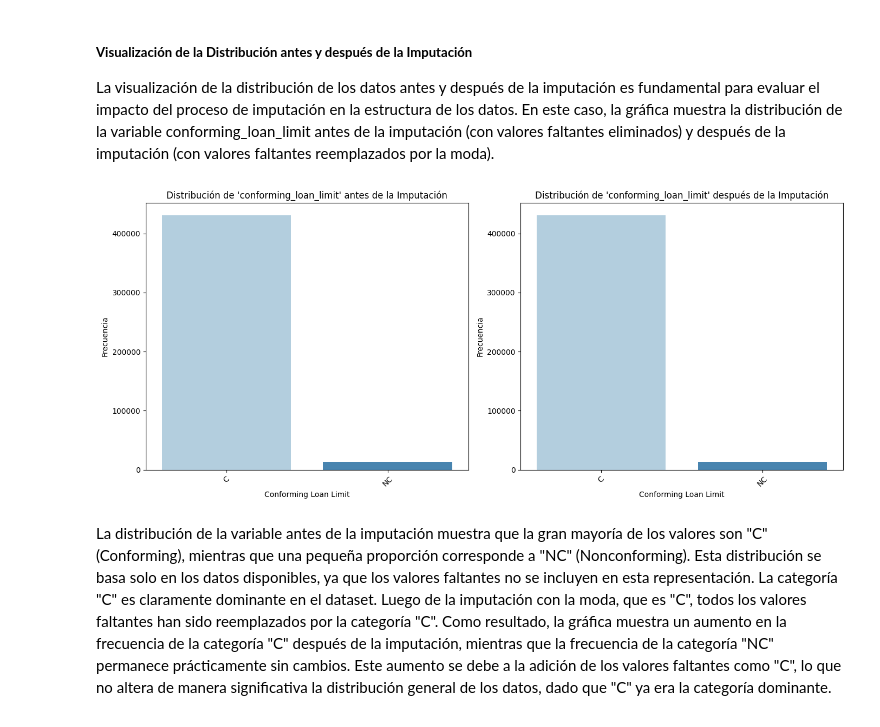
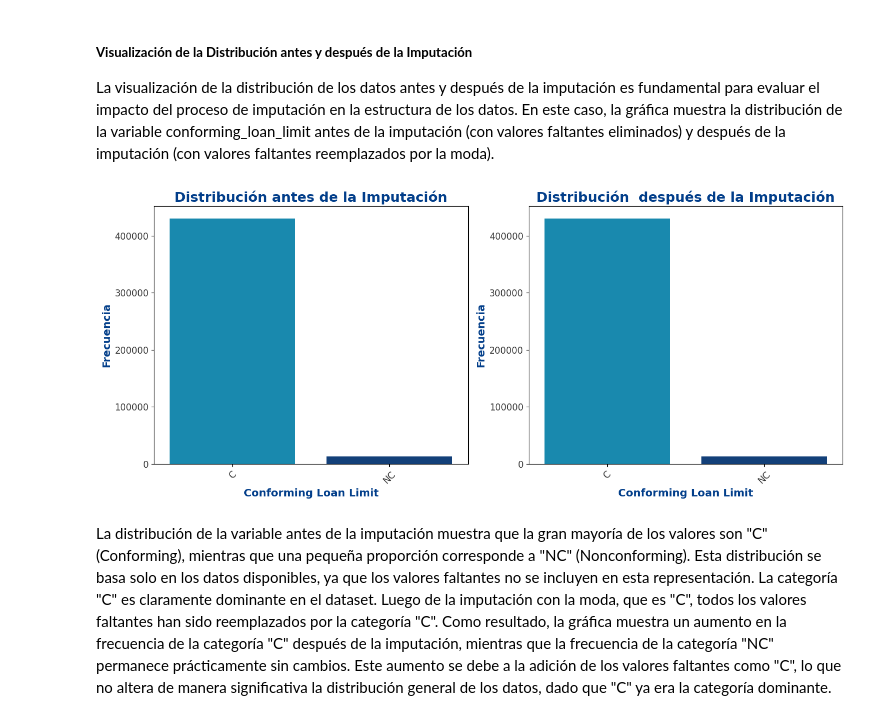
Before and after one commit to zharicks/EDA, a Jupyter notebook: _sources/EDA.ipynb, the cells around one changed output. Saved outputs shown, nothing was run; the diff lists cells and outputs as text; code cells hidden in the pictures.

```diff
--- a/_sources/EDA.ipynb
+++ b/_sources/EDA.ipynb
@@ -805,28 +813,32 @@ Se ha imputado 'conforming_loan_limit' con su moda: C
 
 La visualización de la distribución de los datos antes y después de la imputación es fundamental para evaluar el impacto del proceso de imputación en la estructura de los datos. En este caso, la gráfica muestra la distribución de la variable conforming_loan_limit antes de la imputación (con valores faltantes eliminados) y después de la imputación (con valores faltantes reemplazados por la moda).
 # %%
+
 plt.figure(figsize=(14, 6))
 
 # Distribución antes de la imputación
 plt.subplot(1, 2, 1)
-sns.countplot(x='conforming_loan_limit', data=Dataset.dropna(subset=['conforming_loan_limit']), palette ='Blues')
-plt.title("Distribución de 'conforming_loan_limit' antes de la Imputación")
-plt.xticks(rotation=45)
-plt.xlabel("Conforming Loan Limit")
-plt.ylabel("Frecuencia")
+sns.countplot(x='conforming_loan_limit', data=Dataset.dropna(subset=['conforming_loan_limit']), palette=['#0096c7', '#023e8a'])
+plt.title("Distribución antes de la Imputación", fontsize=18, weight='bold', color='#023e8a')
+plt.xticks(rotation=45, fontsize=12, color='#3B3B3B')
+plt.xlabel("Conforming Loan Limit", fontsize=14, weight='bold', color='#023e8a')
+plt.ylabel("Frecuencia", fontsize=14, weight='bold', color='#023e8a')
+plt.yticks(fontsize=12, color='#3B3B3B')
 
 # Distribución después de la imputación
 plt.subplot(1, 2, 2)
-sns.countplot(x='conforming_loan_limit', data=Dataset, palette='Blues')
-plt.title("Distribución de 'conforming_loan_limit' después de la Imputación")
-plt.xticks(rotation=45)
-plt.xlabel("Conforming Loan Limit")
-plt.ylabel("Frecuencia")
+sns.countplot(x='conforming_loan_limit', data=Dataset, palette=['#0096c7', '#023e8a'])
+plt.title("Distribución  después de la Imputación", fontsize=18, weight='bold', color='#023e8a')
+plt.xticks(rotation=45, fontsize=12, color='#3B3B3B')
+plt.xlabel("Conforming Loan Limit", fontsize=14, weight='bold', color='#023e8a')
+plt.ylabel("Frecuencia", fontsize=14, weight='bold', color='#023e8a')
+plt.yticks(fontsize=12, color='#3B3B3B')
 
 plt.tight_layout()
+
 plt.show()
 # %% [output]
-[figure, old version]
+[figure, new version]
 # %% [markdown]
 La distribución de la variable antes de la imputación muestra que la gran mayoría de los valores son "C" (Conforming), mientras que una pequeña proporción corresponde a "NC" (Nonconforming). Esta distribución se basa solo en los datos disponibles, ya que los valores faltantes no se incluyen en esta representación. La categoría "C" es claramente dominante en el dataset. Luego de la imputación con la moda, que es "C", todos los valores faltantes han sido reemplazados por la categoría "C". Como resultado, la gráfica muestra un aumento en la frecuencia de la categoría "C" después de la imputación, mientras que la frecuencia de la categoría "NC" permanece prácticamente sin cambios. Este aumento se debe a la adición de los valores faltantes como "C", lo que no altera de manera significativa la distribución general de los datos, dado que "C" ya era la categoría dominante.
 
```
Also changed, not shown: parts of 9 cells of this notebook, 9 other files.
